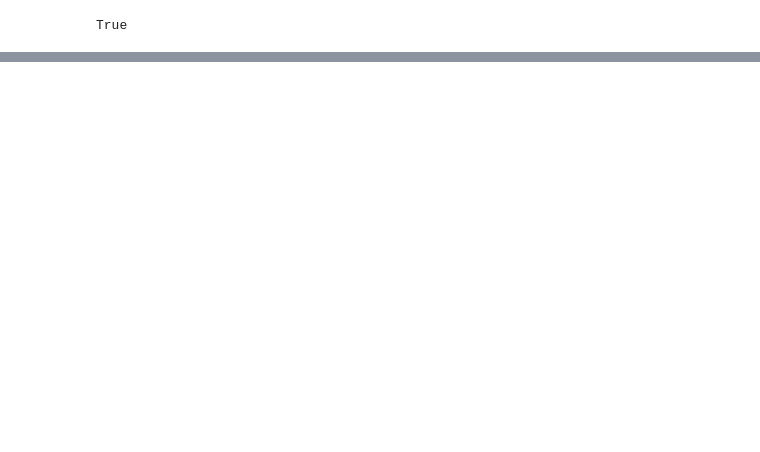
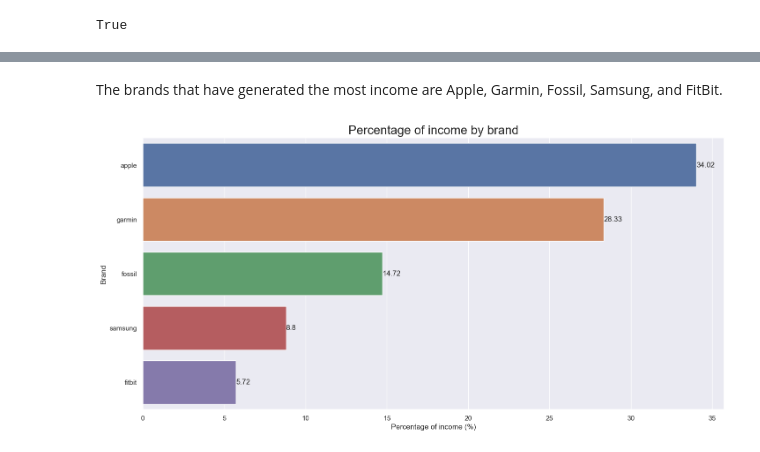
Before and after one commit to Shantik998/Capstone-Project, a Jupyter notebook: Capstone_Project.ipynb, the cells around one changed output, grey strips where cells are left out. Cells and saved outputs as stored; diff of their text form; code cells hidden in the pictures; blank space fills up the shorter version.

```diff
--- a/Capstone_Project.ipynb
+++ b/Capstone_Project.ipynb
@@ -81,0 +239,6 @@ True
+# %%
+df["color"] = df["color"].str.strip().str.lower()
+
+df["color"] = df["color"].str.replace("bluw", "blue")  # Correction of a misspelled word
+
+sorted(list(set(df["color"])))
@@ -81,0 +292,3 @@ True
+# %%
+df["strap_material"]=df ["strap_material"].str.strip().str.lower()
+sorted(list(set(df["strap_material"])))
@@ -81,0 +802,6 @@ True
+# %%
+ratio_duration_price = list(df["avg_battery_days"] * 1000 / df["selling_price"])
+
+df_ratio = df.copy()
+df_ratio.insert(10, "ratio", ratio_duration_price, allow_duplicates=True)
+df_ratio.head()
@@ -81,0 +900,5 @@ True
+# %%
+sold = df_ratio[["brand", "selling_price"]]
+
+total_by_brand = sold[["brand", "selling_price"]].groupby("brand").sum().sort_values(by=["selling_price"], ascending=False).rename({"selling_price": "Total Income"}, axis="columns")
+total_by_brand
@@ -81,0 +924,2 @@ True
+# %% [markdown]
+The brands that have generated the most income are Apple, Garmin, Fossil, Samsung, and FitBit.
@@ -81,0 +928,16 @@ True
+# %%
+percentages = round(total_by_brand["Total Income"] * 100 / total_by_brand["Total Income"].sum(), 2)
+
+total_by_brand["Income Percentage"] = percentages
+
+sns.set(rc={'figure.figsize': (17, 8)})
+
+perc_by_brand = sns.barplot(x="Income Percentage", y="brand", data=total_by_brand[0:5].reset_index())
+
+perc_by_brand.set_title('Percentage of income by brand', fontsize=20);
+
+perc_by_brand.set(xlabel="Percentage of income (%)", ylabel="Brand");
+
+perc_by_brand.bar_label(perc_by_brand.containers[0]);
+# %% [output]
+[figure, added]
```
Also changed, not shown: parts of 124 cells of this notebook.
